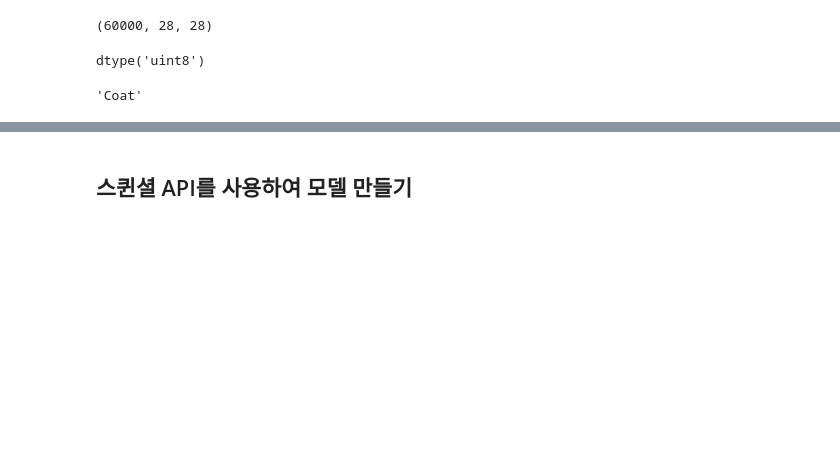
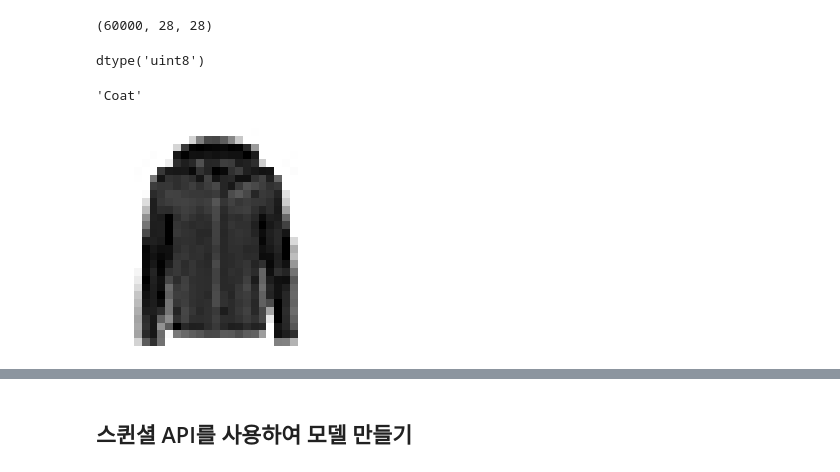
Before and after one commit to MethodFunc/Hands-on-DL, a Jupyter notebook: Keras.ipynb, the cells around one changed output, grey strips where cells are left out. Drawn from its saved outputs; the diff is of its cells as text; code cells hidden in the pictures; blank space fills up the shorter version.

```diff
--- a/Keras.ipynb
+++ b/Keras.ipynb
@@ -36,3 +34,9 @@ class_names=['T-shirt/top', 'Trouser', 'Pullover', 'Dress', 'Coat', 'Sandal', 'S
 class_names[y_train[0]]
 # %% [output]
 'Coat'
+# %%
+plt.imshow(x_train[0], cmap="binary")
+plt.axis('off')
+plt.show()
+# %% [output]
+[figure, added]
```
Also changed, not shown: parts of 121 cells of this notebook, 2 other files.
